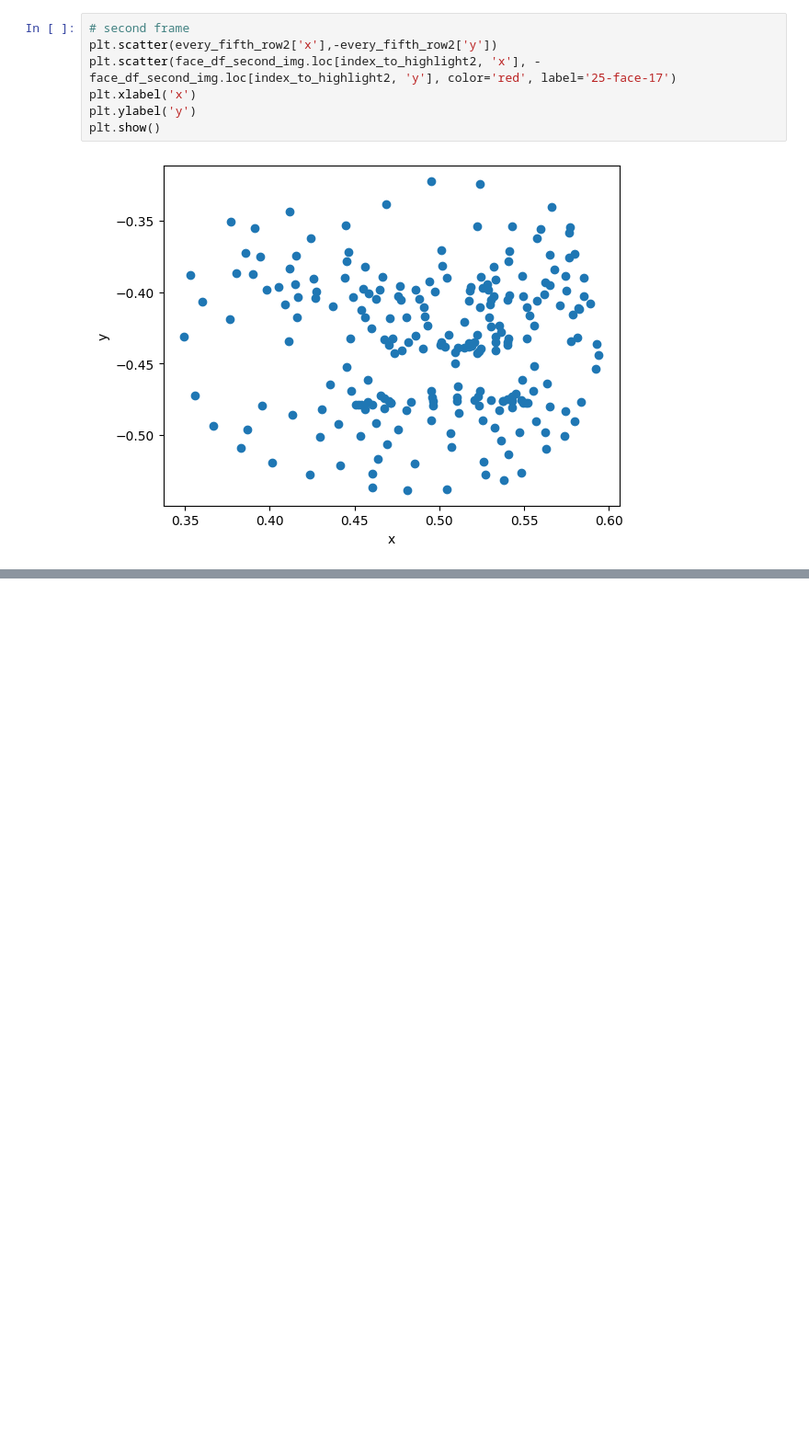
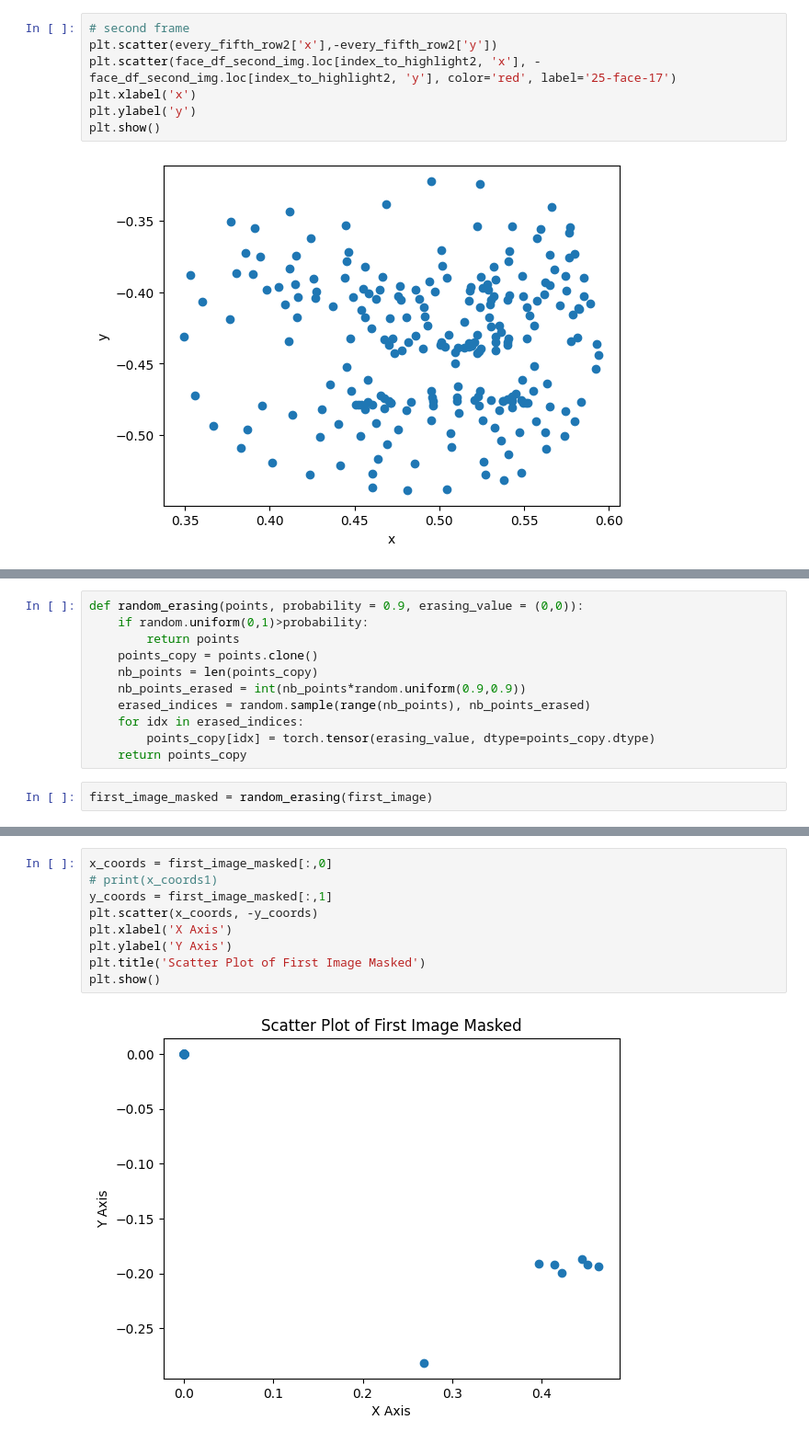
Before and after one commit to Anybalsmith/Team-ETE---Google---Isolated-Sign-Language-Recognition, a Jupyter notebook: google-isolated-sign-language.ipynb, the cells around one changed output, grey strips where cells are left out. Shown at 92% size. Drawn from its saved outputs; the diff is of its cells as text; blank space fills up the shorter version.

```diff
--- a/google-isolated-sign-language.ipynb
+++ b/google-isolated-sign-language.ipynb
@@ -379,0 +676,13 @@ plt.show()
+# %%
+def random_erasing(points, probability = 0.9, erasing_value = (0,0)):
+    if random.uniform(0,1)>probability:
+        return points
+    points_copy = points.clone()
+    nb_points = len(points_copy)
+    nb_points_erased = int(nb_points*random.uniform(0.9,0.9))
+    erased_indices = random.sample(range(nb_points), nb_points_erased)
+    for idx in erased_indices:
+        points_copy[idx] = torch.tensor(erasing_value, dtype=points_copy.dtype)
+    return points_copy
+# %%
+first_image_masked = random_erasing(first_image)
@@ -379,0 +709,11 @@ plt.show()
+# %%
+x_coords = first_image_masked[:,0]
+# print(x_coords1)
+y_coords = first_image_masked[:,1]
+plt.scatter(x_coords, -y_coords)
+plt.xlabel('X Axis')
+plt.ylabel('Y Axis')
+plt.title('Scatter Plot of First Image Masked')
+plt.show()
+# %% [output]
+[figure, added]
```
Also changed, not shown: parts of 51 cells of this notebook, 1 other file.
